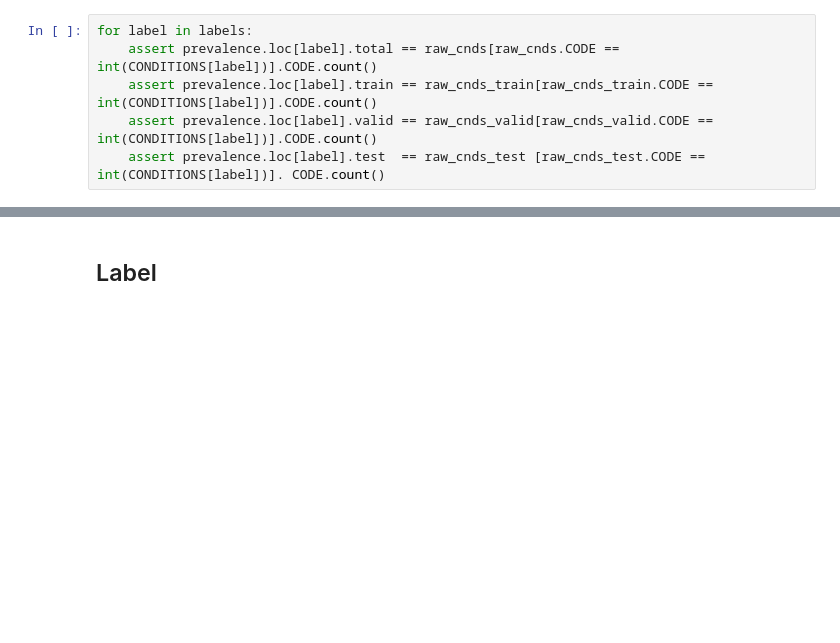
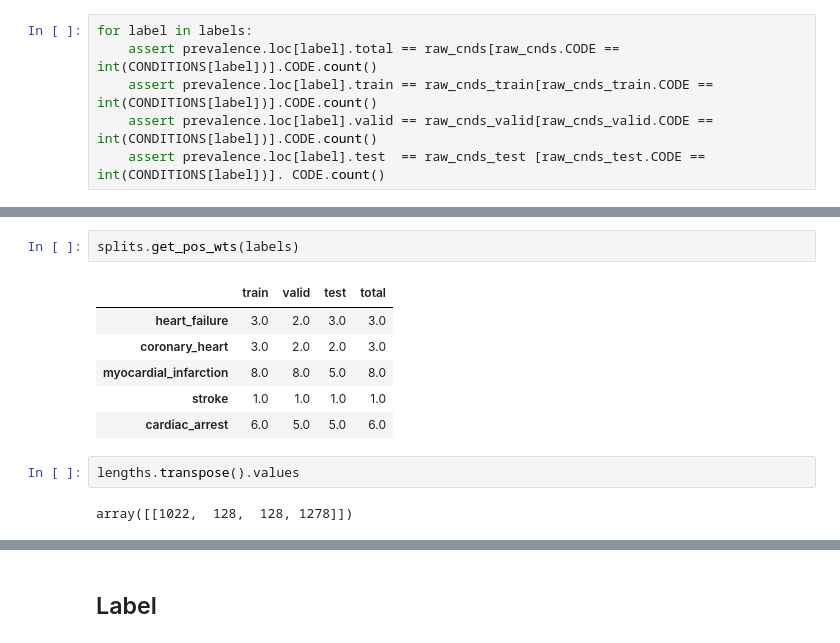
Before and after one commit to corazonlabs/lemonpie, a Jupyter notebook: nbs/04_data.ipynb, the cells around one changed output, grey strips where cells are left out. Drawn from its saved outputs; the diff is of its cells as text; blank space fills up the shorter version.

```diff
--- a/nbs/04_data.ipynb
+++ b/nbs/04_data.ipynb
@@ -253,0 +318,13 @@ for label in labels:
+# %%
+splits.get_pos_wts(labels)
+# %% [output]
+|  | train | valid | test | total |
+| heart_failure | 3.0 | 2.0 | 3.0 | 3.0 |
+| coronary_heart | 3.0 | 2.0 | 2.0 | 3.0 |
+| myocardial_infarction | 8.0 | 8.0 | 5.0 | 8.0 |
+| stroke | 1.0 | 1.0 | 1.0 | 1.0 |
+| cardiac_arrest | 6.0 | 5.0 | 5.0 | 6.0 |
+# %%
+lengths.transpose().values
+# %% [output]
+array([[1022,  128,  128, 1278]])
```
Also changed, not shown: parts of 71 cells of this notebook, 4 other files.
